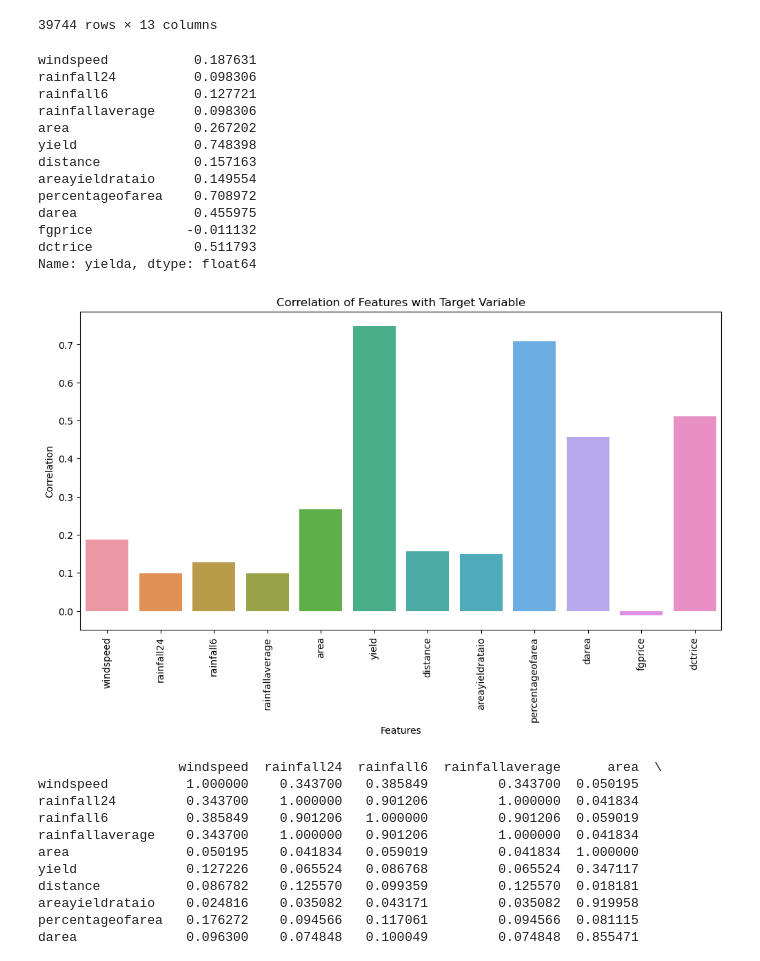
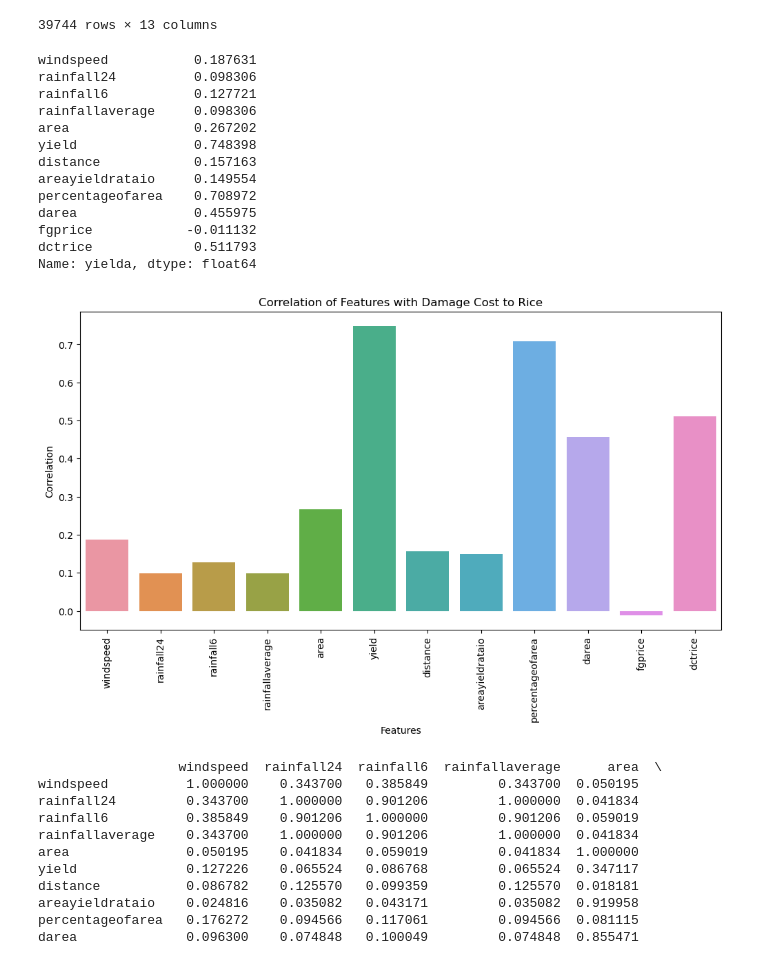
Before and after one commit to geromepenalosa/Typhoonista, a Jupyter notebook: INDIVIDUAL MODELS/YIELD STACKED/SVR.ipynb, the cells around one changed output. Cells and saved outputs as stored; diff of their text form; code cells hidden in the pictures.

```diff
--- a/INDIVIDUAL MODELS/YIELD STACKED/SVR.ipynb
+++ b/INDIVIDUAL MODELS/YIELD STACKED/SVR.ipynb
@@ -32,35 +32,35 @@ import pandas as pd
 import seaborn as sns
 import matplotlib.pyplot as plt
 
 # Assuming df is your DataFrame and 'target' is your target variable
 correlation = df.corr()['yielda'].drop('yielda')
 
 # Display the correlations
 print(correlation)
 
 # Plot the correlations
 plt.figure(figsize=(12, 6))
 sns.barplot(correlation.index, correlation.values)
-plt.title('Correlation of Features with Target Variable')
+plt.title('Correlation of Features with Damage Cost to Rice')
 plt.xlabel('Features')
 plt.ylabel('Correlation')
 plt.xticks(rotation=90)
 plt.show()
 # %% [output]
 windspeed           0.187631
 rainfall24          0.098306
 rainfall6           0.127721
 rainfallaverage     0.098306
 area                0.267202
 yield               0.748398
 distance            0.157163
 areayieldrataio     0.149554
 percentageofarea    0.708972
 darea               0.455975
 fgprice            -0.011132
 dctrice             0.511793
 Name: yielda, dtype: float64
-[figure, old version]
+[figure, new version]
 # %%
 import pandas as pd
 
```
Also changed, not shown: parts of 1 cell of this notebook, 15 other files.
